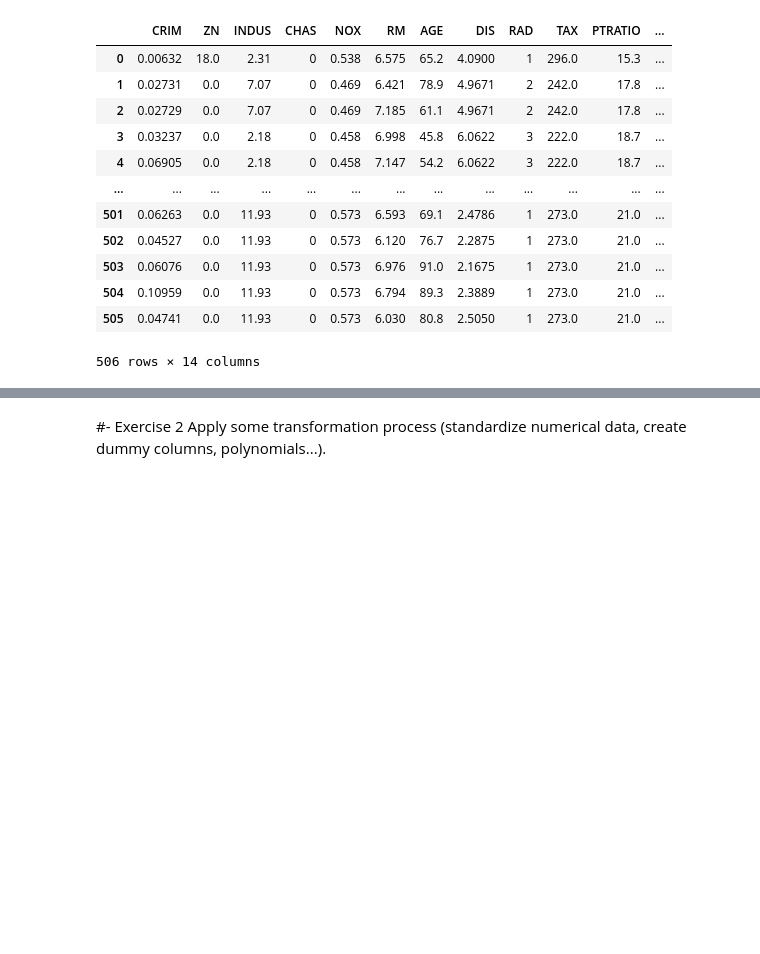
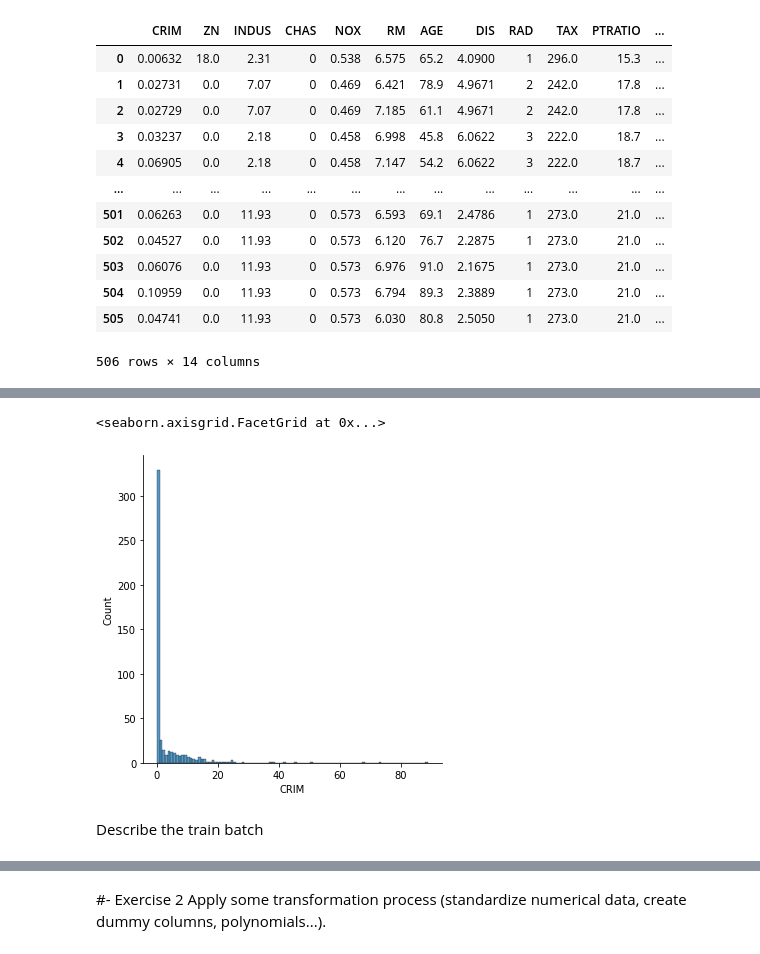
Before and after one commit to ddenebb/SkLearn_Train_Test, a Jupyter notebook: Tasca_M5_T02.ipynb, the cells around one changed output, grey strips where cells are left out. Cells and saved outputs as stored; diff of their text form; code cells hidden in the pictures; blank space fills up the shorter version.

```diff
--- a/Tasca_M5_T02.ipynb
+++ b/Tasca_M5_T02.ipynb
@@ -106,0 +131,5 @@ None
+# %%
+sns.displot(df, x="CRIM")
+# %% [output]
+<seaborn.axisgrid.FacetGrid at 0x...>
+[figure, added]
@@ -106,0 +143,2 @@ None
+# %% [markdown]
+Describe the train batch
```
Also changed, not shown: parts of 21 cells of this notebook.
